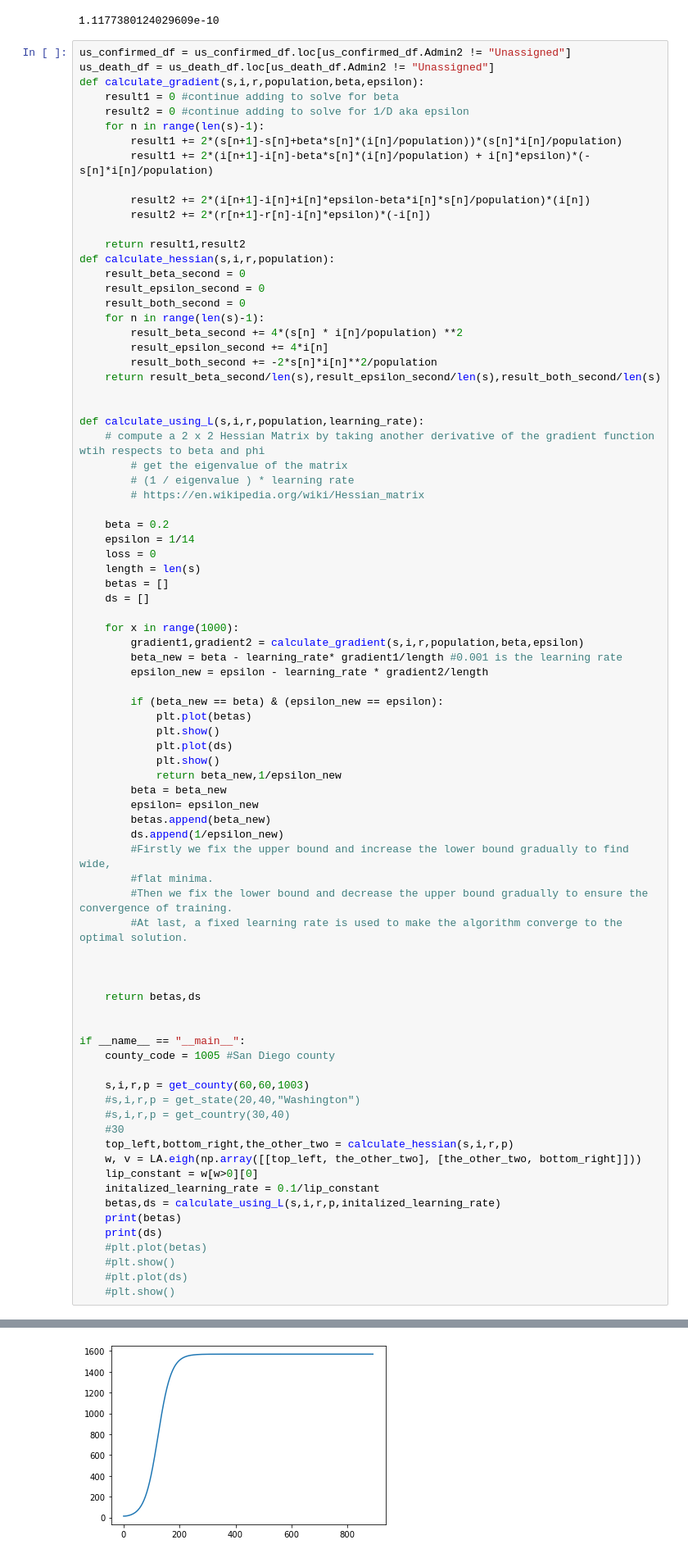
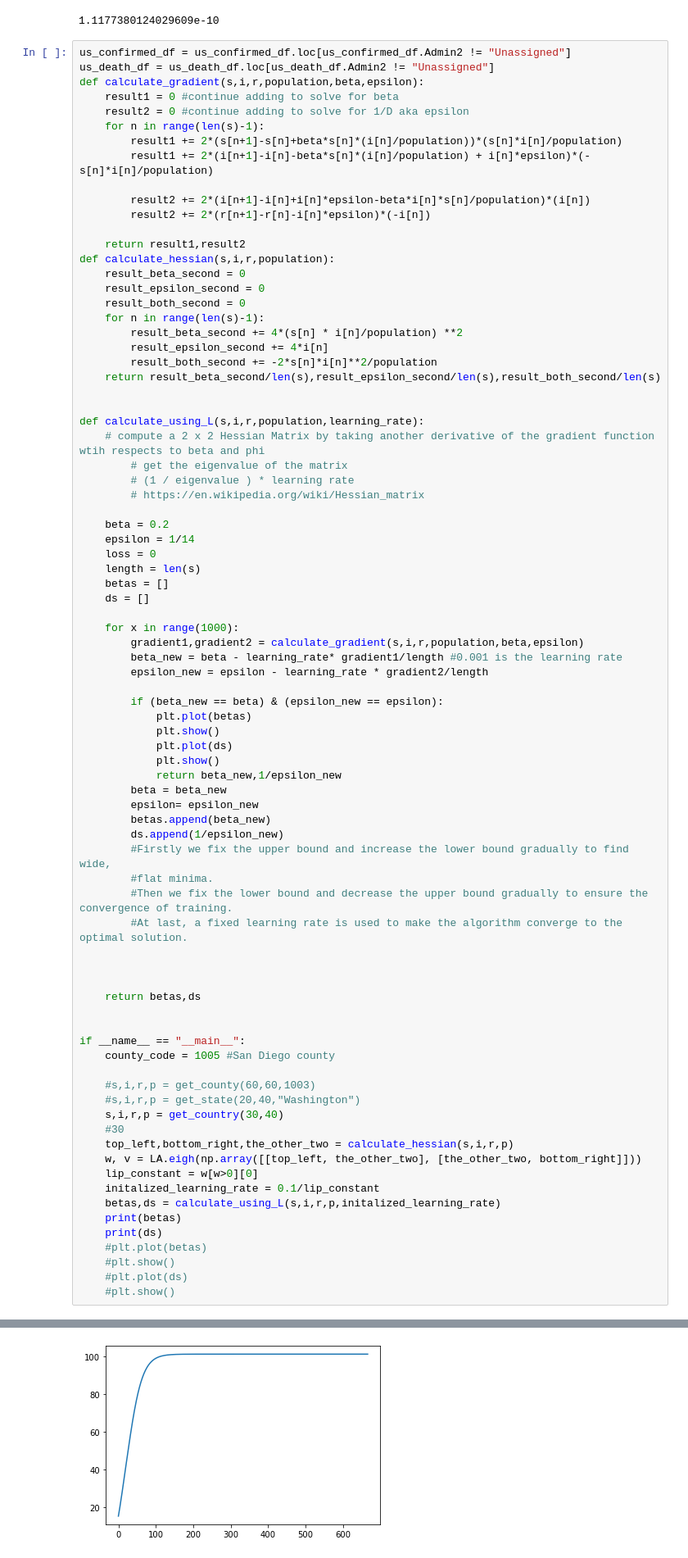
Before and after one commit to wendyw1999/epidemiology_capstone_project, a Jupyter notebook: notebooks/Stimulation 2.ipynb, the cells around one changed output, grey strips where cells are left out. Shown at 82% size. Saved outputs shown, nothing was run; the diff lists cells and outputs as text.

```diff
--- a/notebooks/Stimulation 2.ipynb
+++ b/notebooks/Stimulation 2.ipynb
@@ -457,9 +457,9 @@ def calculate_using_L(s,i,r,population,learning_rate):
 if __name__ == "__main__":
     county_code = 1005 #San Diego county
 
-    s,i,r,p = get_county(60,60,1003)
+    #s,i,r,p = get_county(60,60,1003)
     #s,i,r,p = get_state(20,40,"Washington")
-    #s,i,r,p = get_country(30,40)
+    s,i,r,p = get_country(30,40)
     #30
     top_left,bottom_right,the_other_two = calculate_hessian(s,i,r,p)
     w, v = LA.eigh(np.array([[top_left, the_other_two], [the_other_two, bottom_right]]))
@@ -477 +477 @@ if __name__ == "__main__":
-[figure, old version]
+[figure, new version]
```
Also changed, not shown: parts of 3 cells of this notebook, 5 other files.
